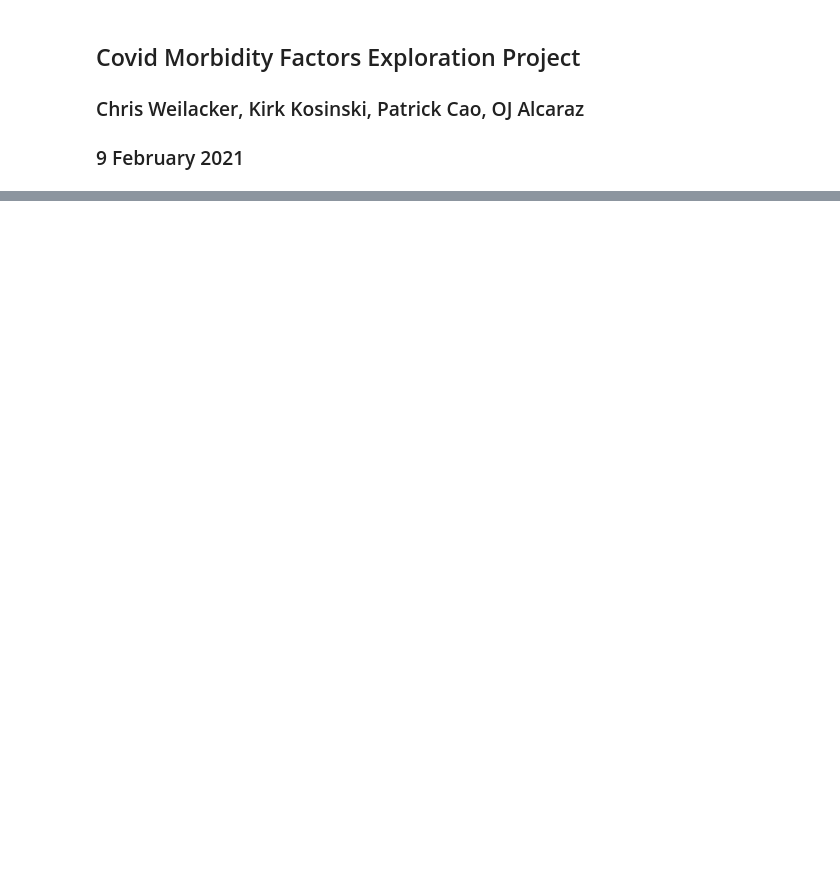
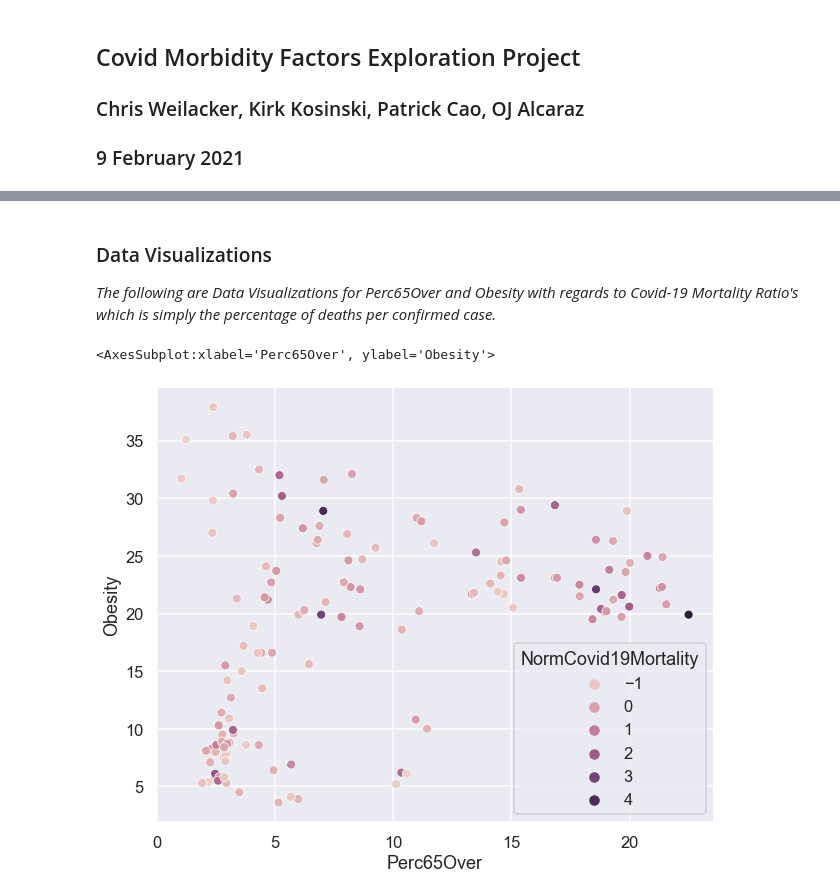
Before and after one commit to chrisweilacker/CovidMachineLearningProject, a Jupyter notebook: CovidMLProject.ipynb, the cells around one changed output, grey strips where cells are left out. Drawn from its saved outputs; the diff is of its cells as text; code cells hidden in the pictures; blank space fills up the shorter version.

```diff
--- a/CovidMLProject.ipynb
+++ b/CovidMLProject.ipynb
@@ -89,0 +95,9 @@ corr.style.background_gradient(cmap='coolwarm')
+# %% [markdown]
+### Data Visualizations
+
+_The following are Data Visualizations for Perc65Over and Obesity with regards to Covid-19 Mortality Ratio's which is simply the percentage of deaths per confirmed case._
+# %%
+sns.scatterplot(data=df, x='Perc65Over', y='Obesity', hue='NormCovid19Mortality')
+# %% [output]
+<AxesSubplot:xlabel='Perc65Over', ylabel='Obesity'>
+[figure, added]
```
Also changed, not shown: parts of 3 cells of this notebook, 2 other files.
